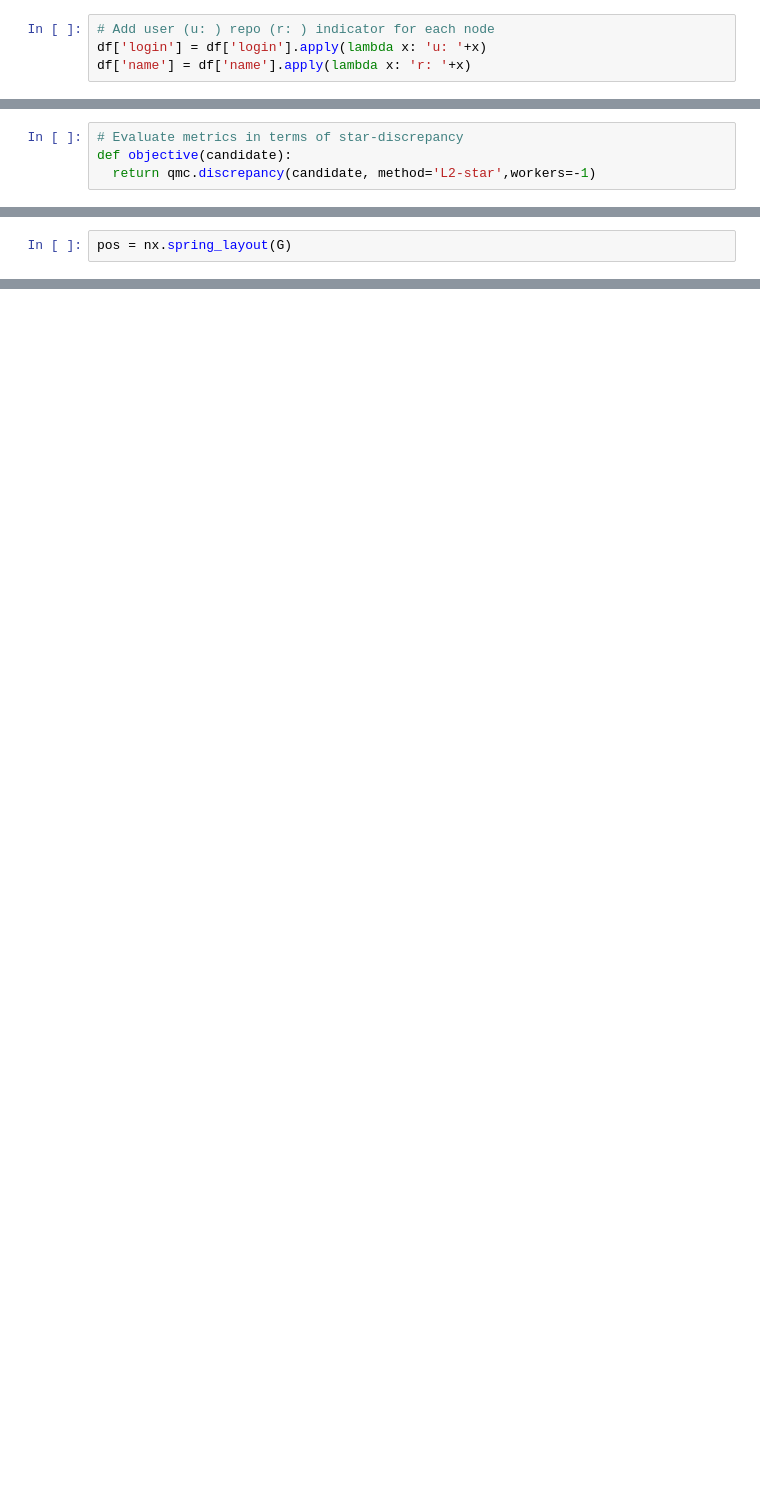
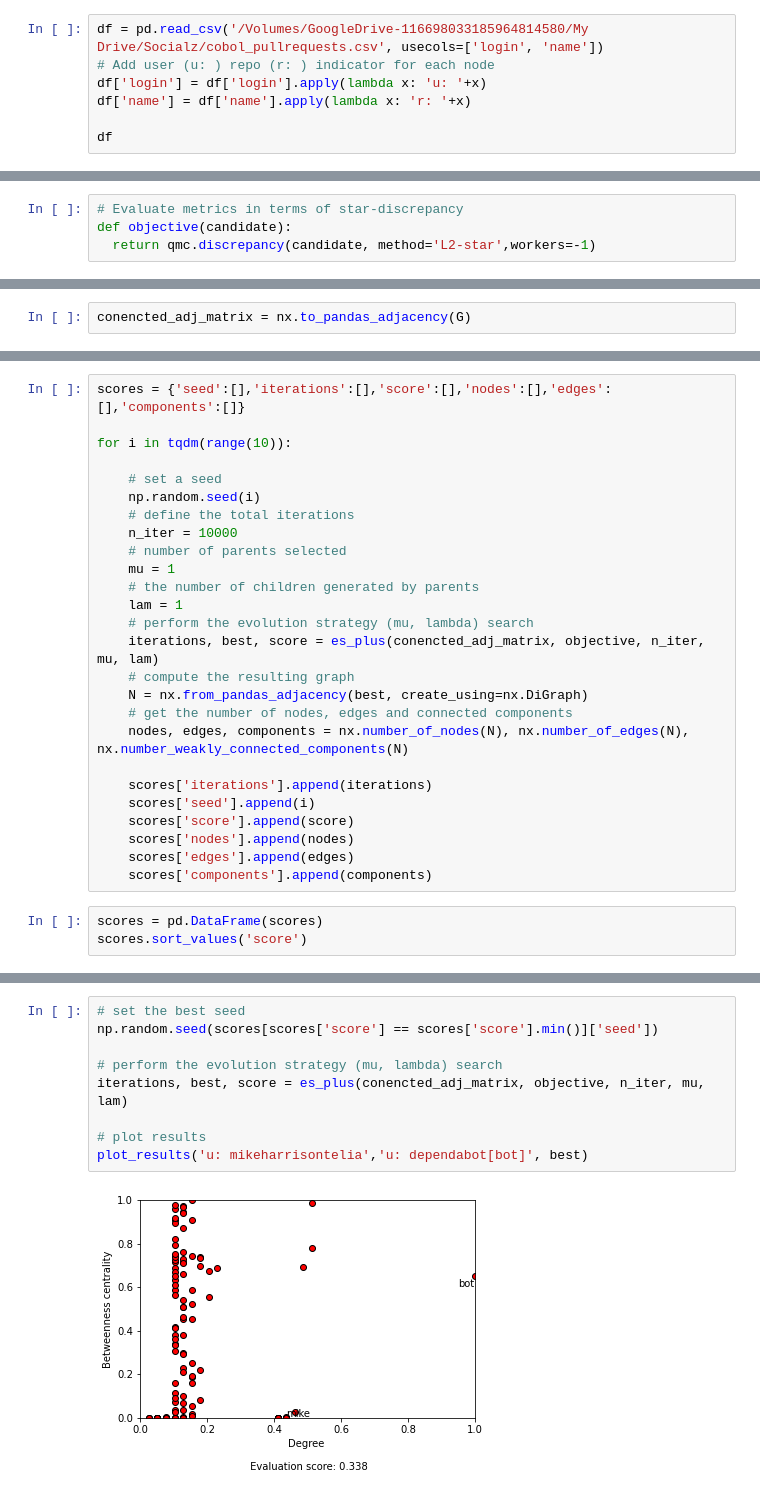
Before and after one commit to fzanart/Socialz, a Jupyter notebook: es_plus.ipynb, the cells around one changed output, grey strips where cells are left out. Cells and saved outputs as stored; diff of their text form; blank space fills up the shorter version.

```diff
--- a/es_plus.ipynb
+++ b/es_plus.ipynb
@@ -42,4 +10,7 @@ df
 # %%
+df = pd.read_csv('/Volumes/GoogleDrive-116698033185964814580/My Drive/Socialz/cobol_pullrequests.csv', usecols=['login', 'name'])
 # Add user (u: ) repo (r: ) indicator for each node
 df['login'] = df['login'].apply(lambda x: 'u: '+x)
 df['name'] = df['name'].apply(lambda x: 'r: '+x)
+
+df
@@ -273,2 +365,2 @@ pd.DataFrame(d, index=['G', 'N'])
 # %%
-pos = nx.spring_layout(G)
+conencted_adj_matrix = nx.to_pandas_adjacency(G)
@@ -284,0 +367,29 @@ nx.draw(N, node_color=color_map, pos = pos)
+# %%
+scores = {'seed':[],'iterations':[],'score':[],'nodes':[],'edges':[],'components':[]}
+
+for i in tqdm(range(10)):
+
+    # set a seed
+    np.random.seed(i)
+    # define the total iterations
+    n_iter = 10000
+    # number of parents selected
+    mu = 1
+    # the number of children generated by parents
+    lam = 1
+    # perform the evolution strategy (mu, lambda) search
+    iterations, best, score = es_plus(conencted_adj_matrix, objective, n_iter, mu, lam)
+    # compute the resulting graph
+    N = nx.from_pandas_adjacency(best, create_using=nx.DiGraph)
+    # get the number of nodes, edges and connected components
+    nodes, edges, components = nx.number_of_nodes(N), nx.number_of_edges(N), nx.number_weakly_connected_components(N)
+
+    scores['iterations'].append(iterations)
+    scores['seed'].append(i)
+    scores['score'].append(score)
+    scores['nodes'].append(nodes)
+    scores['edges'].append(edges)
+    scores['components'].append(components)
+# %%
+scores = pd.DataFrame(scores)
+scores.sort_values('score')
@@ -284,0 +408,11 @@ nx.draw(N, node_color=color_map, pos = pos)
+# %%
+# set the best seed
+np.random.seed(scores[scores['score'] == scores['score'].min()]['seed'])
+
+# perform the evolution strategy (mu, lambda) search
+iterations, best, score = es_plus(conencted_adj_matrix, objective, n_iter, mu, lam)
+
+# plot results
+plot_results('u: mikeharrisontelia','u: dependabot[bot]', best)
+# %% [output]
+[figure, added]
```
Also changed, not shown: parts of 35 cells of this notebook.
